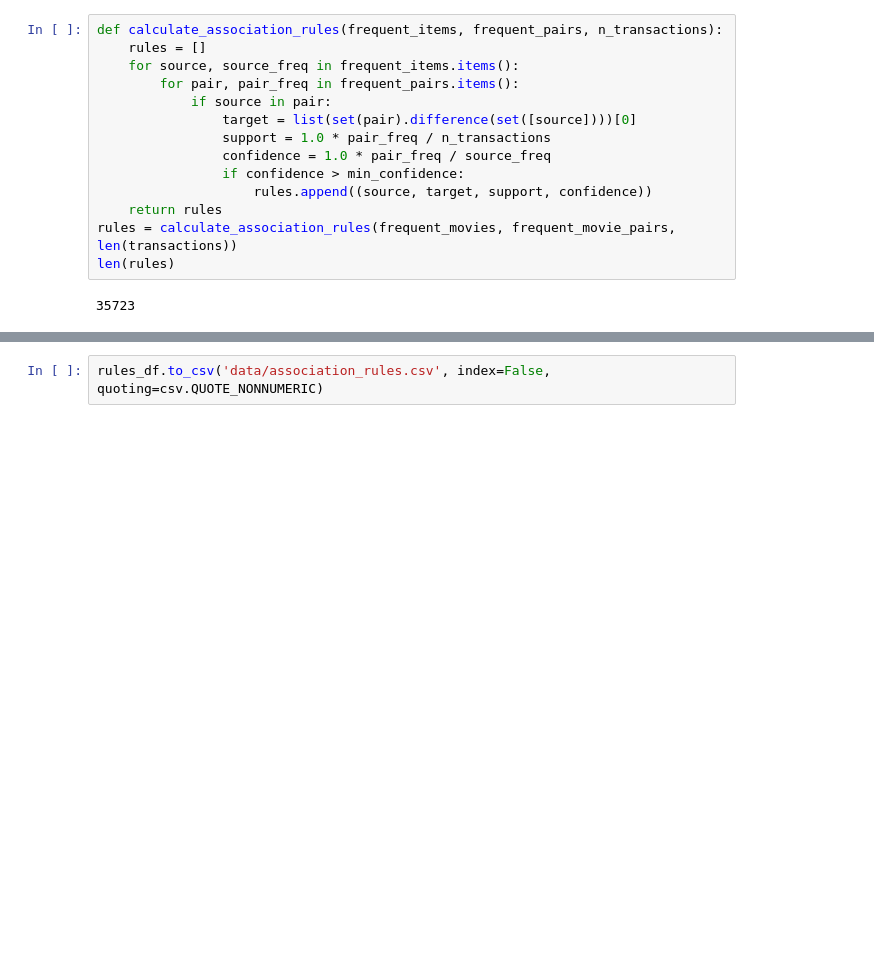
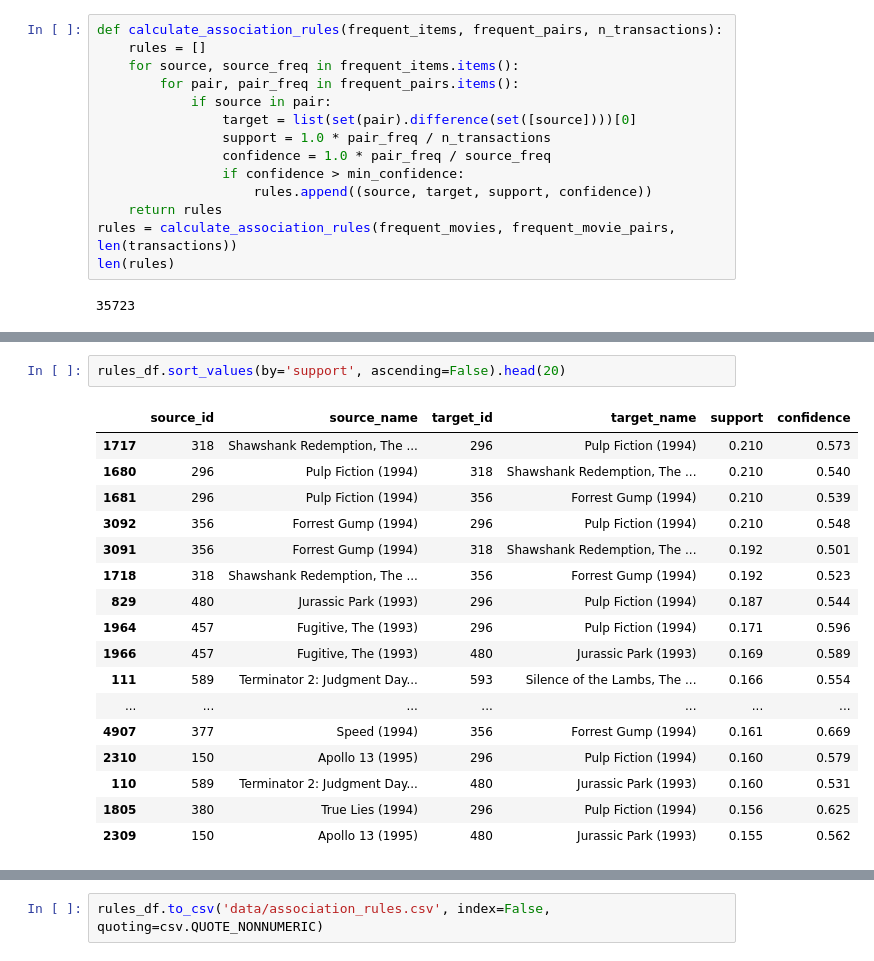
Before and after one commit to csizsek/recommender-systems, a Jupyter notebook: movie_lens/04_association_rules.ipynb, the cells around one changed output, grey strips where cells are left out. Drawn from its saved outputs; the diff is of its cells as text; blank space fills up the shorter version.

```diff
--- a/movie_lens/04_association_rules.ipynb
+++ b/movie_lens/04_association_rules.ipynb
@@ -130,0 +157,20 @@ rules_df.sample(30)
+# %%
+rules_df.sort_values(by='support', ascending=False).head(20)
+# %% [output]
+|  | source_id | source_name | target_id | target_name | support | confidence |
+| 1717 | 318 | Shawshank Redemption, The ... | 296 | Pulp Fiction (1994) | 0.210 | 0.573 |
+| 1680 | 296 | Pulp Fiction (1994) | 318 | Shawshank Redemption, The ... | 0.210 | 0.540 |
+| 1681 | 296 | Pulp Fiction (1994) | 356 | Forrest Gump (1994) | 0.210 | 0.539 |
+| 3092 | 356 | Forrest Gump (1994) | 296 | Pulp Fiction (1994) | 0.210 | 0.548 |
+| 3091 | 356 | Forrest Gump (1994) | 318 | Shawshank Redemption, The ... | 0.192 | 0.501 |
+| 1718 | 318 | Shawshank Redemption, The ... | 356 | Forrest Gump (1994) | 0.192 | 0.523 |
+| 829 | 480 | Jurassic Park (1993) | 296 | Pulp Fiction (1994) | 0.187 | 0.544 |
+| 1964 | 457 | Fugitive, The (1993) | 296 | Pulp Fiction (1994) | 0.171 | 0.596 |
+| 1966 | 457 | Fugitive, The (1993) | 480 | Jurassic Park (1993) | 0.169 | 0.589 |
+| 111 | 589 | Terminator 2: Judgment Day... | 593 | Silence of the Lambs, The ... | 0.166 | 0.554 |
+| ... | ... | ... | ... | ... | ... | ... |
+| 4907 | 377 | Speed (1994) | 356 | Forrest Gump (1994) | 0.161 | 0.669 |
+| 2310 | 150 | Apollo 13 (1995) | 296 | Pulp Fiction (1994) | 0.160 | 0.579 |
+| 110 | 589 | Terminator 2: Judgment Day... | 480 | Jurassic Park (1993) | 0.160 | 0.531 |
+| 1805 | 380 | True Lies (1994) | 296 | Pulp Fiction (1994) | 0.156 | 0.625 |
+| 2309 | 150 | Apollo 13 (1995) | 480 | Jurassic Park (1993) | 0.155 | 0.562 |
```
Also changed, not shown: parts of 9 cells of this notebook, 4 other files.
